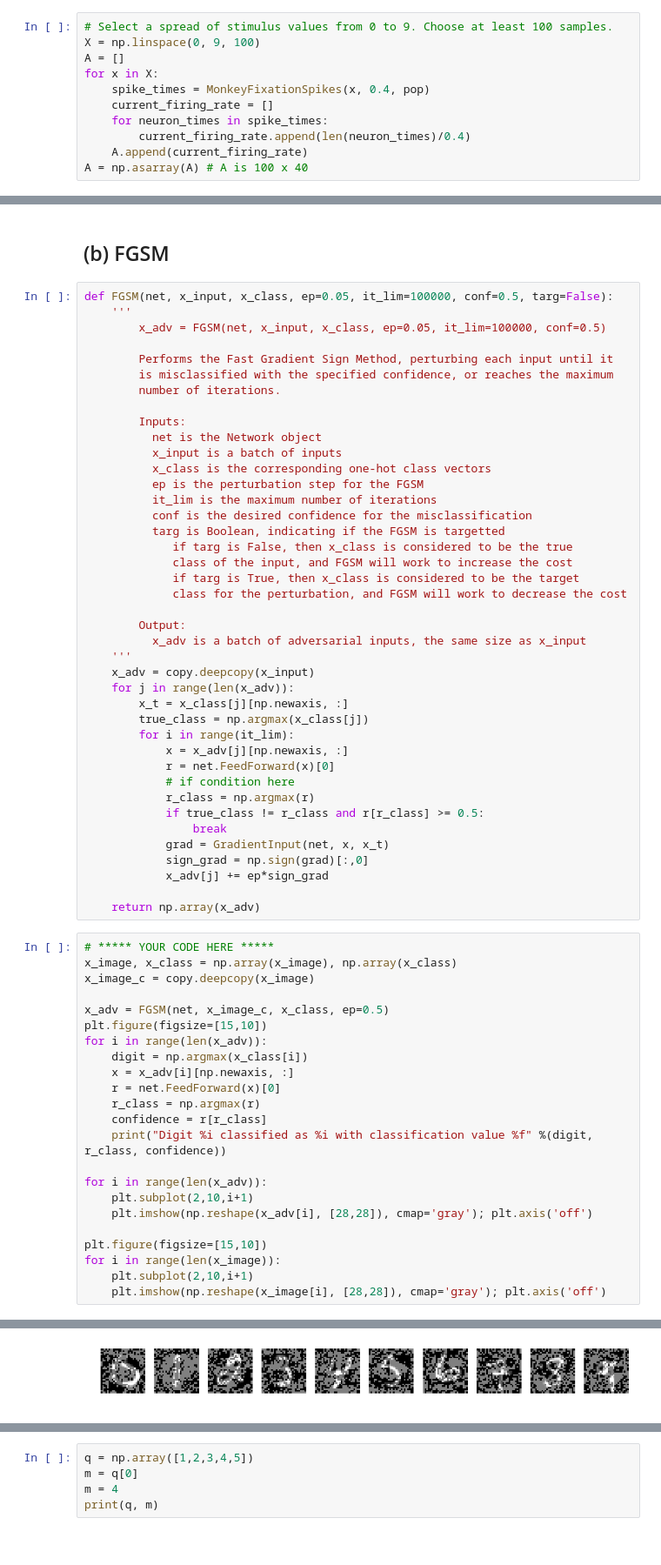
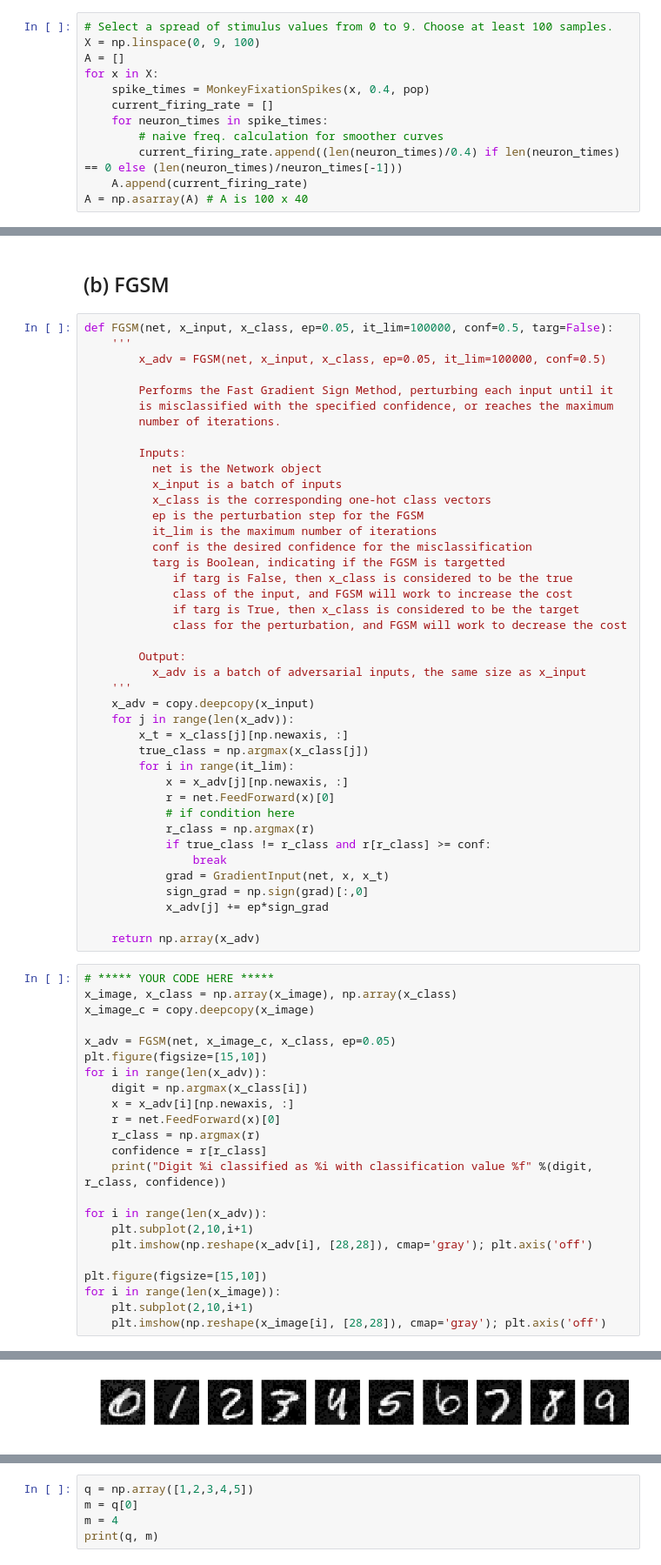
Before and after one commit to pranaabdhawan/CS489-4B, a Jupyter notebook: A5/p2dhawan_a5.ipynb, the cells around one changed output, grey strips where cells are left out. Shown at 87% size. Drawn from its saved outputs; the diff is of its cells as text.

```diff
--- a/A5/p2dhawan_a5.ipynb
+++ b/A5/p2dhawan_a5.ipynb
@@ -59,7 +59,8 @@ for x in X:
     spike_times = MonkeyFixationSpikes(x, 0.4, pop)
     current_firing_rate = []
     for neuron_times in spike_times:
-        current_firing_rate.append(len(neuron_times)/0.4)
+        # naive freq. calculation for smoother curves
+        current_firing_rate.append((len(neuron_times)/0.4) if len(neuron_times) == 0 else (len(neuron_times)/neuron_times[-1]))
     A.append(current_firing_rate)
 A = np.asarray(A) # A is 100 x 40
 # %% [markdown]
@@ -335,7 +334,7 @@ def FGSM(net, x_input, x_class, ep=0.05, it_lim=100000, conf=0.5, targ=False):
             r = net.FeedForward(x)[0]
             # if condition here
             r_class = np.argmax(r)
-            if true_class != r_class and r[r_class] >= 0.5:
+            if true_class != r_class and r[r_class] >= conf:
                 break
             grad = GradientInput(net, x, x_t)
             sign_grad = np.sign(grad)[:,0]
@@ -347,7 +346,7 @@ def FGSM(net, x_input, x_class, ep=0.05, it_lim=100000, conf=0.5, targ=False):
 x_image, x_class = np.array(x_image), np.array(x_class)
 x_image_c = copy.deepcopy(x_image)
 
-x_adv = FGSM(net, x_image_c, x_class, ep=0.5)
+x_adv = FGSM(net, x_image_c, x_class, ep=0.05)
 plt.figure(figsize=[15,10])
 for i in range(len(x_adv)):
     digit = np.argmax(x_class[i])
@@ -379 +378 @@ Digit 9 classified as 3 with classification value 0.999793
-[figure, old version]
+[figure, new version]
```
Also changed, not shown: parts of 5 cells of this notebook.
